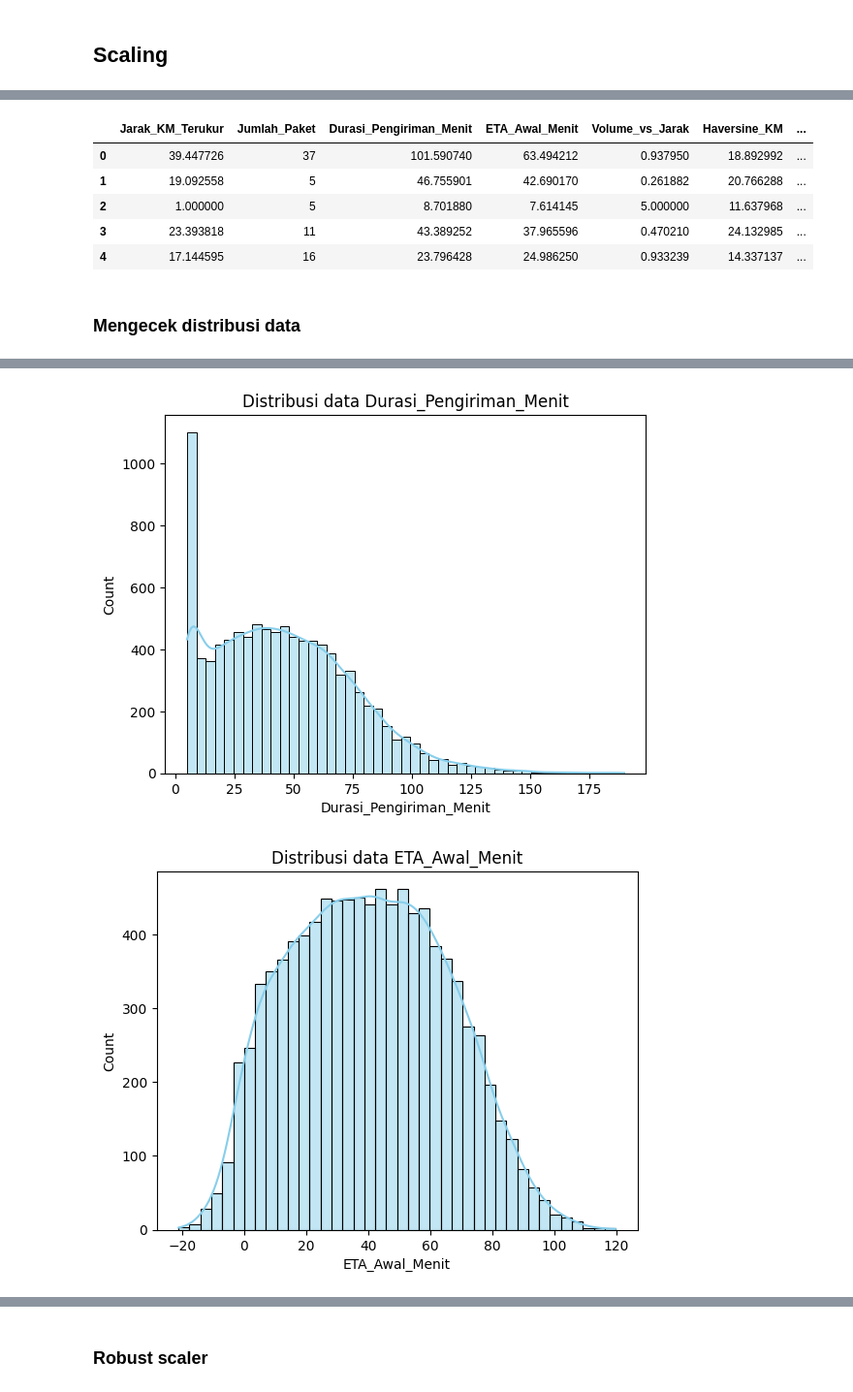
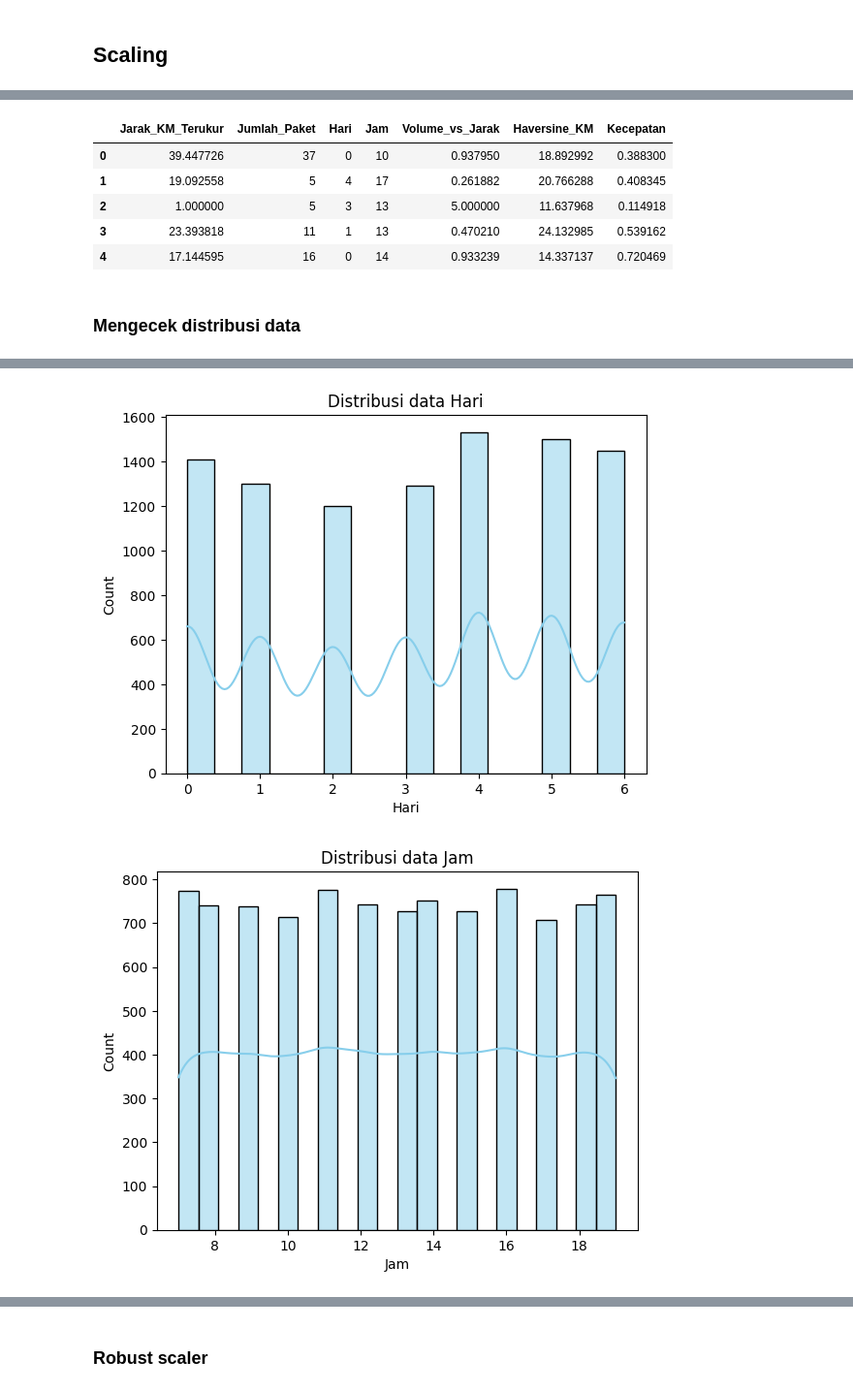
Before and after one commit to NurulAis/last-mile-delivery-optimizer, a Jupyter notebook: notebooks/Model_Training.ipynb, the cells around one changed output, grey strips where cells are left out. Shown at 97% size. Drawn from its saved outputs; the diff is of its cells as text; code cells hidden in the pictures.

```diff
--- a/notebooks/Model_Training.ipynb
+++ b/notebooks/Model_Training.ipynb
@@ -167,7 +181,7 @@ preprocessor = ColumnTransformer(
     remainder='passthrough'
 )
 
-encoded_df = preprocessor.fit_transform(df)
+encoded_df = preprocessor.fit_transform(df[ordinal_feature + nominal_feature])
 
 # membuat dataframe baru dengan nama kolom hasil encoding
 encoded_columns = (
@@ -186,6 +204,6 @@ encoded_columns
 # %%
 # buah encoded_df menjadi dataframe
-encoded_df = pd.DataFrame(encoded_df, columns=encoded_columns + [col for col in df.columns if col not in ordinal_feature + nominal_feature])
+encoded_df = pd.DataFrame(encoded_df, columns=encoded_columns, dtype=float)
 encoded_df.head()
 # %% [output]
 |  | Pengalaman_Kurir | Kondisi_Cuaca | Kondisi_Lalu_Lintas | Tipe_Kendaraan_Motor | Tipe_Kendaraan_Truk_Kecil | ... |
@@ -197,0 +239,2 @@ encoded_df.head()
+# %%
+df[encoded_df.columns] = encoded_df
@@ -240,26 +339,26 @@ df.head()
 # %%
-df[['Jarak_KM_Terukur', 'Jumlah_Paket', 'Durasi_Pengiriman_Menit', 'ETA_Awal_Menit', 'Volume_vs_Jarak', 'Haversine_KM', 'Kecepatan']].head()
+df[['Jarak_KM_Terukur', 'Jumlah_Paket', 'Hari','Jam','Volume_vs_Jarak', 'Haversine_KM', 'Kecepatan']].head()
 # %% [output]
-|  | Jarak_KM_Terukur | Jumlah_Paket | Durasi_Pengiriman_Menit | ETA_Awal_Menit | Volume_vs_Jarak | Haversine_KM | ... |
-| 0 | 39.447726 | 37 | 101.590740 | 63.494212 | 0.937950 | 18.892992 | ... |
-| 1 | 19.092558 | 5 | 46.755901 | 42.690170 | 0.261882 | 20.766288 | ... |
-| 2 | 1.000000 | 5 | 8.701880 | 7.614145 | 5.000000 | 11.637968 | ... |
-| 3 | 23.393818 | 11 | 43.389252 | 37.965596 | 0.470210 | 24.132985 | ... |
-| 4 | 17.144595 | 16 | 23.796428 | 24.986250 | 0.933239 | 14.337137 | ... |
+|  | Jarak_KM_Terukur | Jumlah_Paket | Hari | Jam | Volume_vs_Jarak | Haversine_KM | Kecepatan |
+| 0 | 39.447726 | 37 | 0 | 10 | 0.937950 | 18.892992 | 0.388300 |
+| 1 | 19.092558 | 5 | 4 | 17 | 0.261882 | 20.766288 | 0.408345 |
+| 2 | 1.000000 | 5 | 3 | 13 | 5.000000 | 11.637968 | 0.114918 |
+| 3 | 23.393818 | 11 | 1 | 13 | 0.470210 | 24.132985 | 0.539162 |
+| 4 | 17.144595 | 16 | 0 | 14 | 0.933239 | 14.337137 | 0.720469 |
 # %% [markdown]
 ### Mengecek distribusi data
 # %%
-kolom = ['Jarak_KM_Terukur', 'Jumlah_Paket', 'Durasi_Pengiriman_Menit', 'ETA_Awal_Menit', 'Volume_vs_Jarak', 'Haversine_KM', 'Kecepatan']
+kolom = ['Jarak_KM_Terukur', 'Jumlah_Paket', 'Hari','Jam','Volume_vs_Jarak', 'Haversine_KM', 'Kecepatan']
 
 for kol in kolom:
     sns.histplot(df[kol], kde=True, color='skyblue')
     plt.title(f'Distribusi data {kol}')
     plt.show()
 # %% [output]
 [figure]
 [figure]
-[figure, old version]
+[figure, new version]
-[figure, old version]
+[figure, new version]
 [figure]
 [figure]
 [figure]
```
Also changed, not shown: parts of 59 cells of this notebook.
